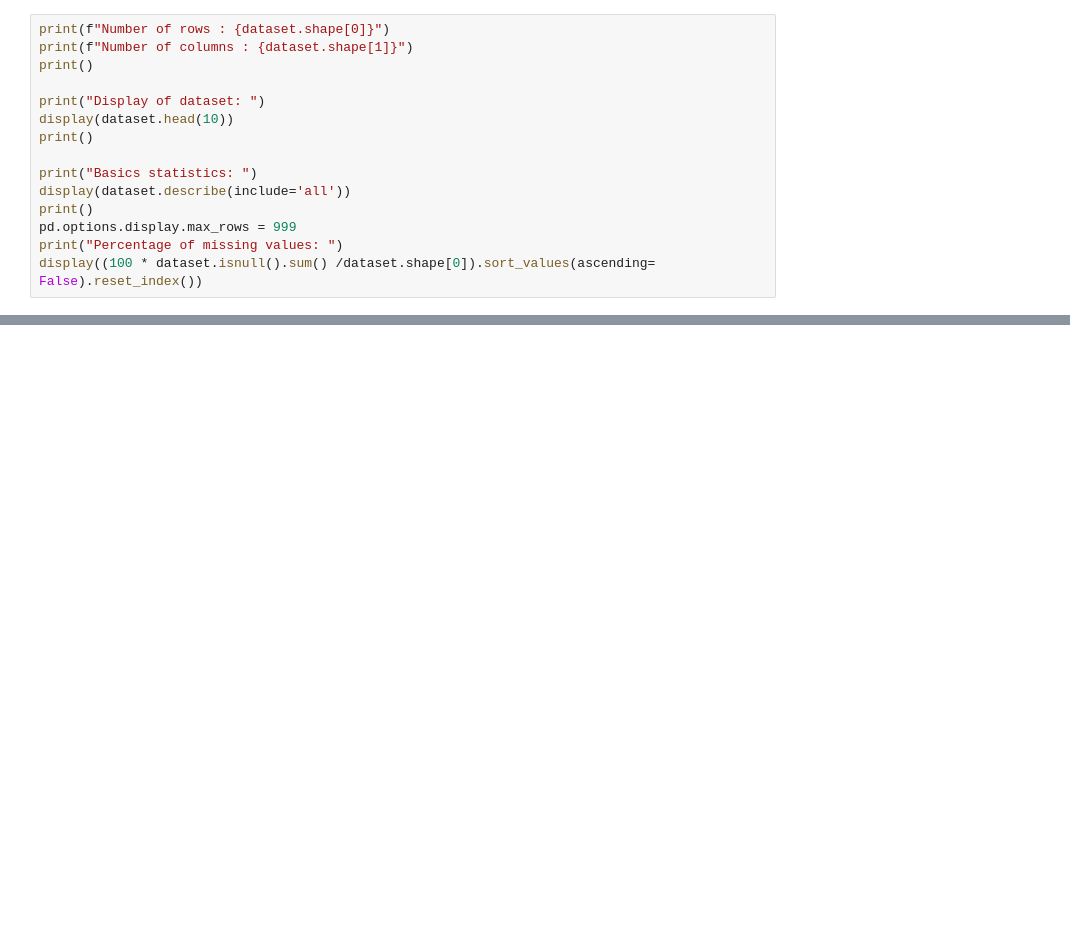
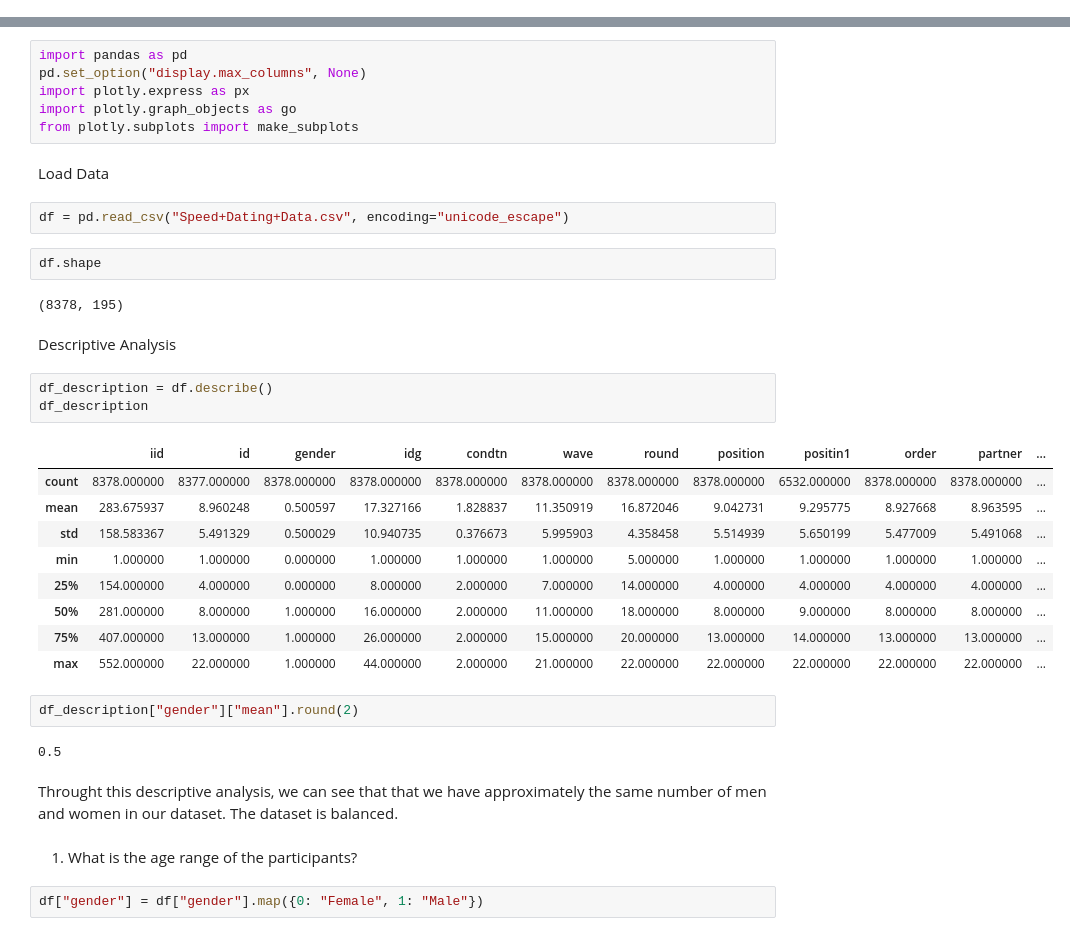
Before and after one commit to Triomphant18/Data_project, a Jupyter notebook: Speed_dating_projet/Project_Speed_Dating.ipynb, the cells around one changed output, grey strips where cells are left out. Cells and saved outputs as stored; diff of their text form; blank space fills up the shorter version.

```diff
--- a/Speed_dating_projet/Project_Speed_Dating.ipynb
+++ b/Speed_dating_projet/Project_Speed_Dating.ipynb
@@ -26,15 +0,0 @@ dataset.head()
-# %%
-print(f"Number of rows : {dataset.shape[0]}")
-print(f"Number of columns : {dataset.shape[1]}")
-print()
-
-print("Display of dataset: ")
-display(dataset.head(10))
-print()
-
-print("Basics statistics: ")
-display(dataset.describe(include='all'))
-print()
-pd.options.display.max_rows = 999
-print("Percentage of missing values: ")
-display((100 * dataset.isnull().sum() /dataset.shape[0]).sort_values(ascending= False).reset_index())
@@ -641,0 +7,39 @@ Finally, we get some surprising results like:
+# %%
+import pandas as pd
+pd.set_option("display.max_columns", None)
+import plotly.express as px
+import plotly.graph_objects as go
+from plotly.subplots import make_subplots
+# %% [markdown]
+Load Data
+# %%
+df = pd.read_csv("Speed+Dating+Data.csv", encoding="unicode_escape")
+# %%
+df.shape
+# %% [output]
+(8378, 195)
+# %% [markdown]
+Descriptive Analysis
+# %%
+df_description = df.describe()
+df_description
+# %% [output]
+|  | iid | id | gender | idg | condtn | wave | round | position | positin1 | order | partner | ... |
+| count | 8378.000000 | 8377.000000 | 8378.000000 | 8378.000000 | 8378.000000 | 8378.000000 | 8378.000000 | 8378.000000 | 6532.000000 | 8378.000000 | 8378.000000 | ... |
+| mean | 283.675937 | 8.960248 | 0.500597 | 17.327166 | 1.828837 | 11.350919 | 16.872046 | 9.042731 | 9.295775 | 8.927668 | 8.963595 | ... |
+| std | 158.583367 | 5.491329 | 0.500029 | 10.940735 | 0.376673 | 5.995903 | 4.358458 | 5.514939 | 5.650199 | 5.477009 | 5.491068 | ... |
+| min | 1.000000 | 1.000000 | 0.000000 | 1.000000 | 1.000000 | 1.000000 | 5.000000 | 1.000000 | 1.000000 | 1.000000 | 1.000000 | ... |
+| 25% | 154.000000 | 4.000000 | 0.000000 | 8.000000 | 2.000000 | 7.000000 | 14.000000 | 4.000000 | 4.000000 | 4.000000 | 4.000000 | ... |
+| 50% | 281.000000 | 8.000000 | 1.000000 | 16.000000 | 2.000000 | 11.000000 | 18.000000 | 8.000000 | 9.000000 | 8.000000 | 8.000000 | ... |
+| 75% | 407.000000 | 13.000000 | 1.000000 | 26.000000 | 2.000000 | 15.000000 | 20.000000 | 13.000000 | 14.000000 | 13.000000 | 13.000000 | ... |
+| max | 552.000000 | 22.000000 | 1.000000 | 44.000000 | 2.000000 | 21.000000 | 22.000000 | 22.000000 | 22.000000 | 22.000000 | 22.000000 | ... |
+# %%
+df_description["gender"]["mean"].round(2)
+# %% [output]
+0.5
+# %% [markdown]
+Throught this descriptive analysis, we can see that that we have approximately the same number of men and women in our dataset. The dataset is balanced.
+# %% [markdown]
+1. What is the age range of the participants?
+# %%
+df["gender"] = df["gender"].map({0: "Female", 1: "Male"})
```
Also changed, not shown: parts of 126 cells of this notebook.
